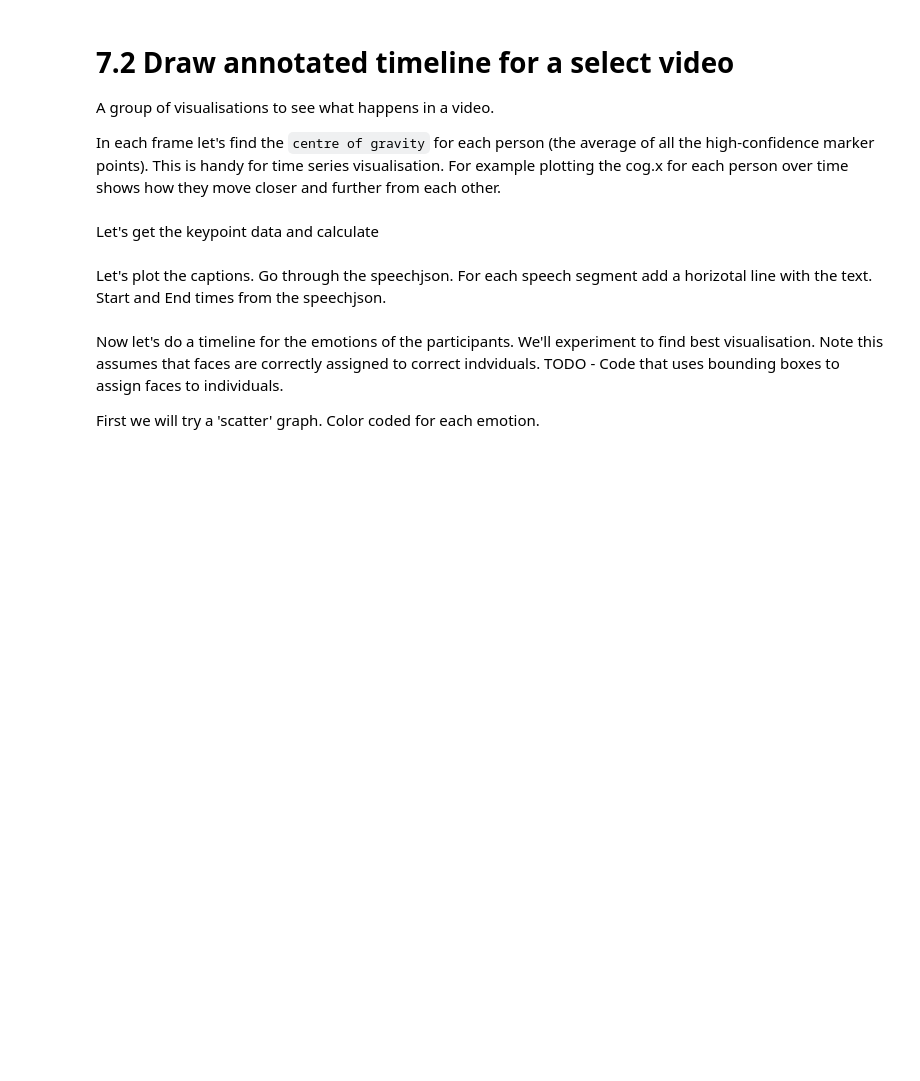
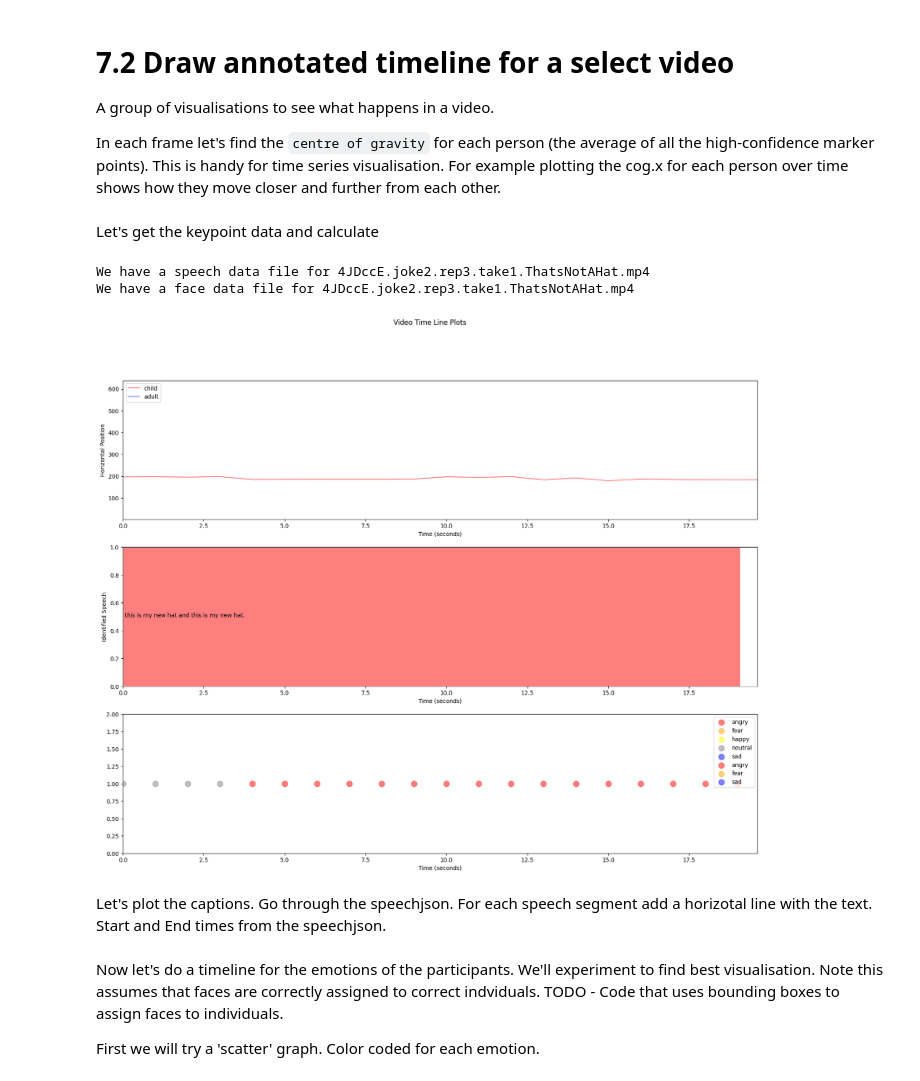
Before and after one commit to InfantLab/VideoAnnotator, a Jupyter notebook: code/07_ca_visualise_data.ipynb, the cells around one changed output. Saved outputs shown, nothing was run; the diff lists cells and outputs as text; code cells hidden in the pictures; blank space fills up the shorter version.

Commit message:
07 - simple timeline graphs working

```diff
--- a/code/07_ca_visualise_data.ipynb
+++ b/code/07_ca_visualise_data.ipynb
@@ -116,7 +127,9 @@ for sample in dataset:
 # %% [markdown]
 ## 7.2 View dataset in Voxel51 GUI
 # %%
-session = fo.launch_app(dataset, address="0.0.0.0")
+# session = fo.launch_app(dataset)
+# docker
+session = fo.launch_app(dataset) #, address="0.0.0.0", port=5151)
 # %% [output]
 [interactive output not drawn]
 # %%
@@ -140,14 +169,15 @@ In each frame let's find the `centre of gravity` for each person (the average of
 # %% [markdown]
 Let's get the keypoint data and calculate
 # %%
-FPS = utils.getVideoProperty(processedvideos, VIDEO_FILE2, "FPS")
-xmax = keypoints["frame"].max()
 
-emotionColors = {"angry":{"color":"red","arousal":0.7,"valence":-0.7},
-                 "afraid":{"color":"orange","arousal":0.8,"valence":-0.2},
+
+emotionColors = {"angry":{"color":"red","arousal":0.9,"valence":-0.2},
+                 "fear":{"color":"orange","arousal":0.2,"valence":-0.9},
                  "happy":{"color":"yellow","arousal":0.2,"valence":0.9},
-                 "neutral":{"color":"gray","arousal":0,"valence":0},
-                 "sad":{"color":"blue","arousal":-0.2,"valence":-0.9}}
+                 "neutral":{"color":"grey","arousal":0,"valence":0},
+                 "sad":{"color":"blue","arousal":-0.2,"valence":-0.9},
+                 "surprise":{"color":"green","arousal":0.9,"valence":0.2},
+                 "disgust":{"color":"purple","arousal":-0.7,"valence":-0.7}}
 who = ["child", "adult"]
 # %%
 plotCoGrav = True
@@ -163,7 +193,8 @@ if len(session.selected) == 0:
 
 VideoID = dataset[session.selected[0]]["VideoID"]
 keypoints = utils.readKeyPointsFromCSV(processedvideos,VideoID)
-
+FPS = utils.getVideoProperty(processedvideos, VideoID, "FPS")
+xmax = keypoints["frame"].max()
 #this bit of pandas magic calculates average x and y for all the rows.
 keypoints[["cogx","cogy"]] = keypoints.apply(lambda row: calcs.rowcogs(row.iloc[8:59]), axis=1, result_type='expand')
 
@@ -176,7 +207,7 @@ if plotCoGrav:
     pltidx += 1
     ax.set_xlabel("Time (seconds)")
     ax.set_ylabel("Horizontal Position")
-    ax.set_xlim(0, child["frame"].max()/FPS)
+    ax.set_xlim(0, xmax/FPS)
     child = keypoints[keypoints["person"]=="child"]
     adult = keypoints[keypoints["person"]=="adult"]
     #a plot of child's centre of gravity frame by frame
@@ -186,44 +217,50 @@ if plotCoGrav:
     #add legend
     ax.legend(['child', 'adult'], loc='upper left')
 
 if plotSpeech:
     ax2 = plt.subplot(subplots, 1, pltidx + 1)
     pltidx += 1
     ax2.set_xlabel("Time (seconds)")
     ax2.set_ylabel("Identified Speech")
     speechjson = utils.getSpeechData(processedvideos,VideoID)
     if speechjson is not None:
         nsegs = len(speechjson["segments"])
-        ax2.set_xlim(0, child["frame"].max()/FPS)
+        ax2.set_xlim(0, xmax/FPS)
         ax2.set_ylim(0, nsegs)
         #let's plot the speech segments as boxes
         #label each one with the text
         for idx, seg in enumerate(speechjson["segments"]):
             # #rectangle with the start and end times as x coordinates and nsegs - idx as y coordinates
             #fill the rectangle
             ax2.fill([seg["start"], seg["end"], seg["end"], seg["start"]], [nsegs - idx - 1, nsegs - idx - 1, nsegs - idx, nsegs - idx], 'r', alpha=0.5)
             ax2.text(seg["start"], nsegs- idx -.5 , seg["text"])
 
 if plotEmotions:
+    ax3 = plt.subplot(subplots, 1, pltidx + 1)
     pltidx += 1
     ax3.set_xlabel("Time (seconds)")
-    ax3.set_xlin(0, child["frame"].max()/FPS)
+    ax3.set_ylim(0, 2)
+    ax3.set_xlim(0, xmax/FPS)
     emotions = utils.getFaceData(processedvideos,VideoID)
     emotions["ticker"] = 1
+    for index in range(2):
+        ems = emotions[emotions["index"]==index]
+        #who is the person we are plotting
+        # key gives the emotion name, data gives the actual values (also labels)
+        for key, data in ems.groupby('emotion'):
+            #plot scatter plot of emotion occurances
+            ax3.scatter(data["frame"], data["ticker"] + index, label=key, c=emotionColors[key]["color"], alpha=0.5, s=100)
 
-fig, ax = plt.subplots(2,1)
-plt.xlim(0,xmax)
 
-for index in range(2):
-    ems = emotions[emotions["index"]==index]
-    #who is the person we are plotting
-    # key gives the emotion name, data gives the actual values (also labels)
-    for key, data in ems.groupby('emotion'):
-        #plot scatter plot of emotion occurances
-        ax[index].scatter(data["frame"], data["ticker"], label=key, c=emotionColors[key], alpha=0.5, s=100)
-        ax[index].set_title(who[index] + " emotions")
-#show legend with emotion colours
-plt.legend(loc='best')
+    #show legend with emotion colours
+    plt.legend(loc='best')
+
+
+
 
 
 plt.show()
+# %% [output]
+We have a speech data file for 4JDccE.joke2.rep3.take1.ThatsNotAHat.mp4
+We have a face data file for 4JDccE.joke2.rep3.take1.ThatsNotAHat.mp4
+[figure, added]
```
Also changed, not shown: parts of 13 cells of this notebook, 2 other files.
